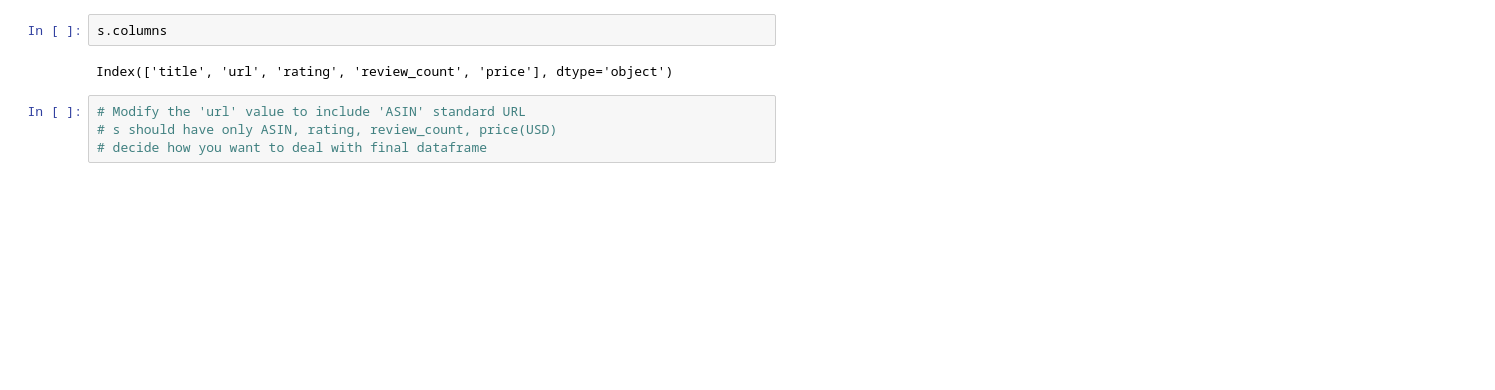
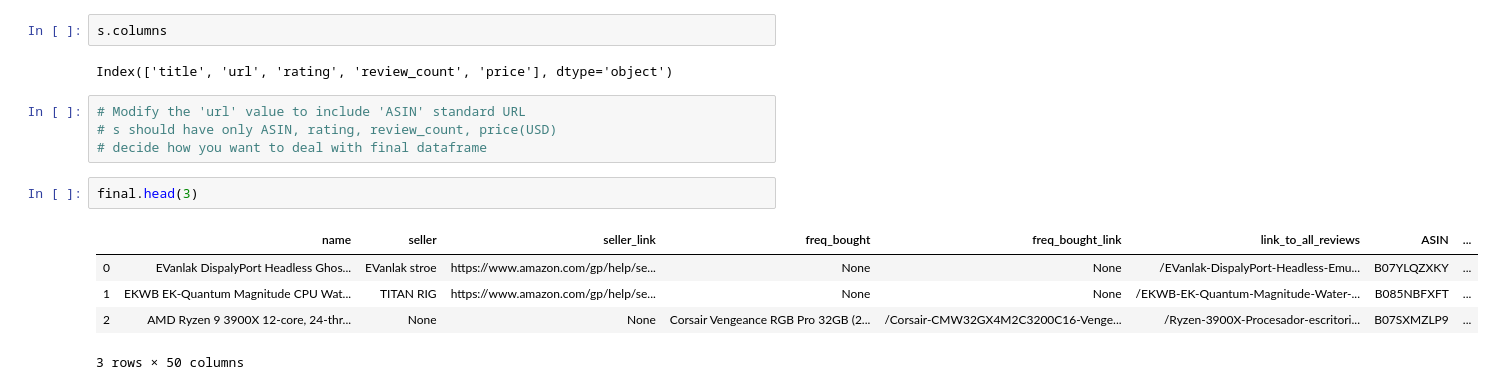
Before and after one commit to shekharbiswas/DesignDatabase, a Jupyter notebook: create_df.ipynb, the cells around one changed output. Cells and saved outputs as stored; diff of their text form; blank space fills up the shorter version.

```diff
--- a/create_df.ipynb
+++ b/create_df.ipynb
@@ -242,3 +242,11 @@ Index(['title', 'url', 'rating', 'review_count', 'price'], dtype='object')
 # Modify the 'url' value to include 'ASIN' standard URL
 # s should have only ASIN, rating, review_count, price(USD)
 # decide how you want to deal with final dataframe
+# %%
+final.head(3)
+# %% [output]
+|  | name | seller | seller_link | freq_bought | freq_bought_link | link_to_all_reviews | ASIN | ... |
+| 0 | EVanlak DispalyPort Headless Ghos... | EVanlak stroe | https://www.amazon.com/gp/help/se... | None | None | /EVanlak-DispalyPort-Headless-Emu... | B07YLQZXKY | ... |
+| 1 | EKWB EK-Quantum Magnitude CPU Wat... | TITAN RIG | https://www.amazon.com/gp/help/se... | None | None | /EKWB-EK-Quantum-Magnitude-Water-... | B085NBFXFT | ... |
+| 2 | AMD Ryzen 9 3900X 12-core, 24-thr... | None | None | Corsair Vengeance RGB Pro 32GB (2... | /Corsair-CMW32GX4M2C3200C16-Venge... | /Ryzen-3900X-Procesador-escritori... | B07SXMZLP9 | ... |
+3 rows × 50 columns
```
Also changed, not shown: parts of 8 cells of this notebook, 1 other file.
